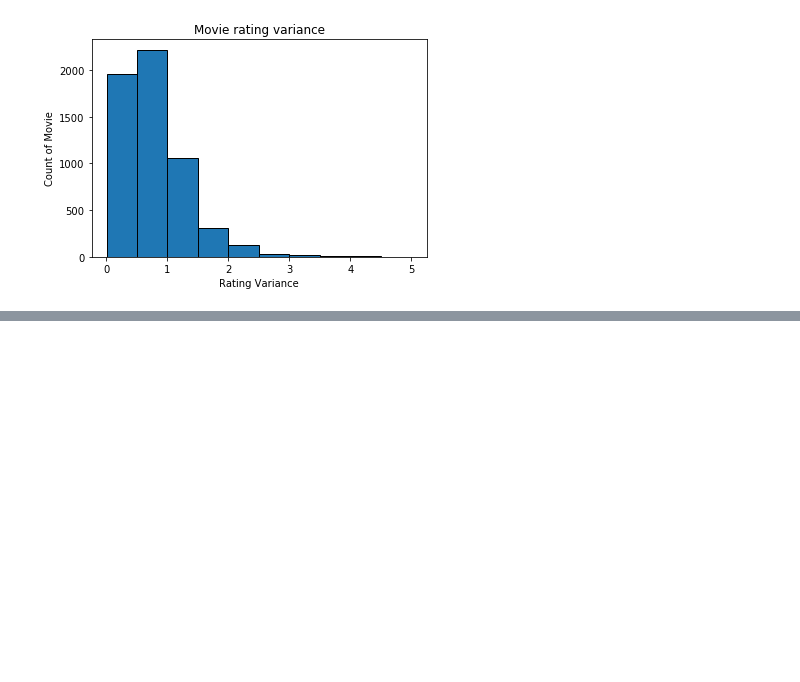
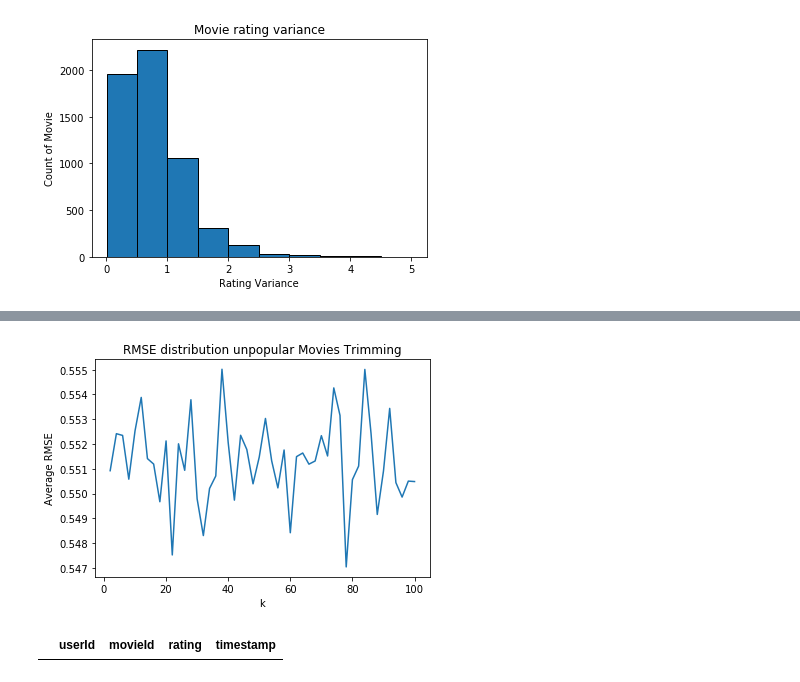
Before and after one commit to nsnguyen/ECE-219, a Jupyter notebook: project3/project_3.ipynb, the cells around one changed output, grey strips where cells are left out. Cells and saved outputs as stored; diff of their text form; code cells hidden in the pictures; blank space fills up the shorter version.

```diff
--- a/project3/project_3.ipynb
+++ b/project3/project_3.ipynb
@@ -257,3 +232,6 @@ plot_distribution(MAE, ks, title="MAE distribution", x_label="k", y_label="Avera
 # step sizes of 2, and for each k compute the average RMSE obtained by averaging
 # the RMSE across all 10 folds. Plot average RMSE (Y-axis) against k (X-axis).
 # Also, report the minimum average RMSE
+# %%
+#popular moving trimming - we want to remove any movieId with greater less or equal to 2 ratings.
+unpopular_movie_trimming = Ratings.groupby(['movieId']).filter(lambda s: s.rating.sum()<=2 and s.rating.sum()>0)
@@ -260 +243,18 @@ plot_distribution(MAE, ks, title="MAE distribution", x_label="k", y_label="Avera
+# %%
+#required in order to input rating
+reader = Reader(rating_scale=(0.5, 5))
+unpopular_movie_trimming_surprise_dataset = Dataset.load_from_df(unpopular_movie_trimming[['userId','movieId','rating']], reader)
+# %%
+%%capture
+
+RMSE_unpopular_movie_trimming = []
+
+for k in range(2,102,2):
+    knn = KNNWithMeans(k=k, sim_options = {'name': 'pearson'})
+    cv = cross_validate(knn, unpopular_movie_trimming_surprise_dataset, measures=['RMSE'],cv=10, verbose=False)
+    RMSE_unpopular_movie_trimming.append(np.mean(cv['test_rmse']))
+# %%
+plot_distribution(RMSE_unpopular_movie_trimming,ks, title="RMSE distribution unpopular Movies Trimming", x_label="k", y_label="Average RMSE")
+# %% [output]
+[figure, added]
 # %%
@@ -266,0 +270,5 @@ plot_distribution(MAE, ks, title="MAE distribution", x_label="k", y_label="Avera
+# %%
+# sanity check - should return nothing
+high_variance_movie_trimming.groupby(['movieId']).filter(lambda s: s.rating.var()<2 and s.rating.sum() <5)
+# %% [output]
+|  | userId | movieId | rating | timestamp |
```
Also changed, not shown: parts of 35 cells of this notebook.
